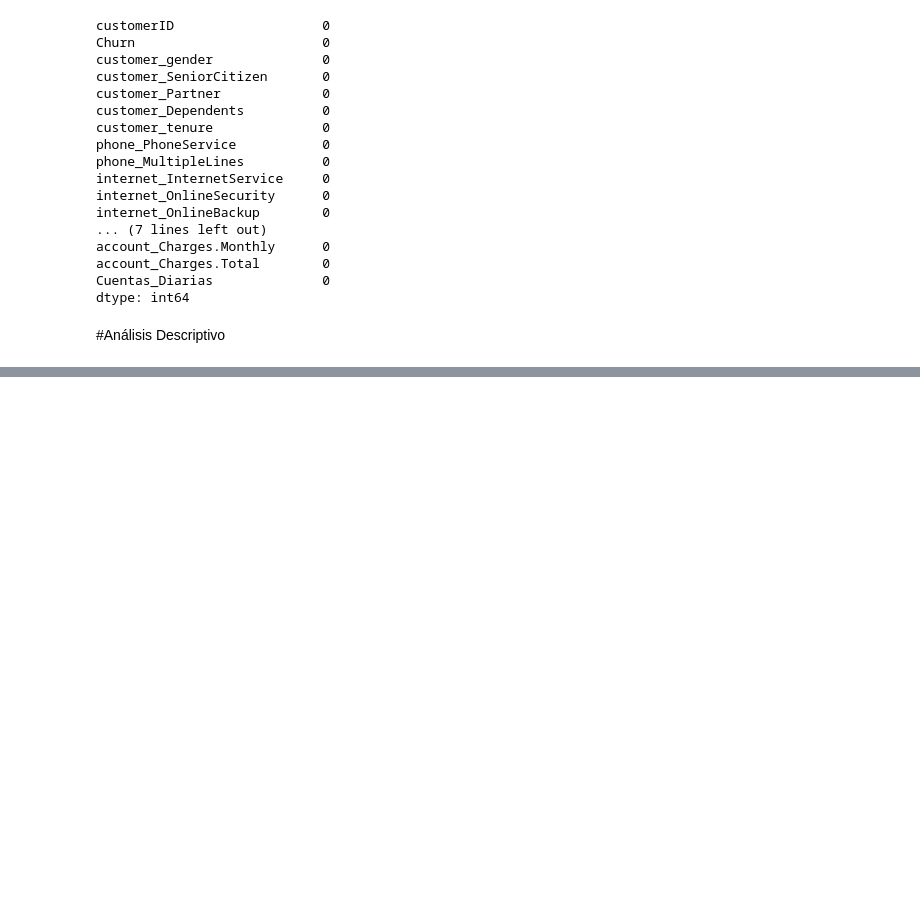
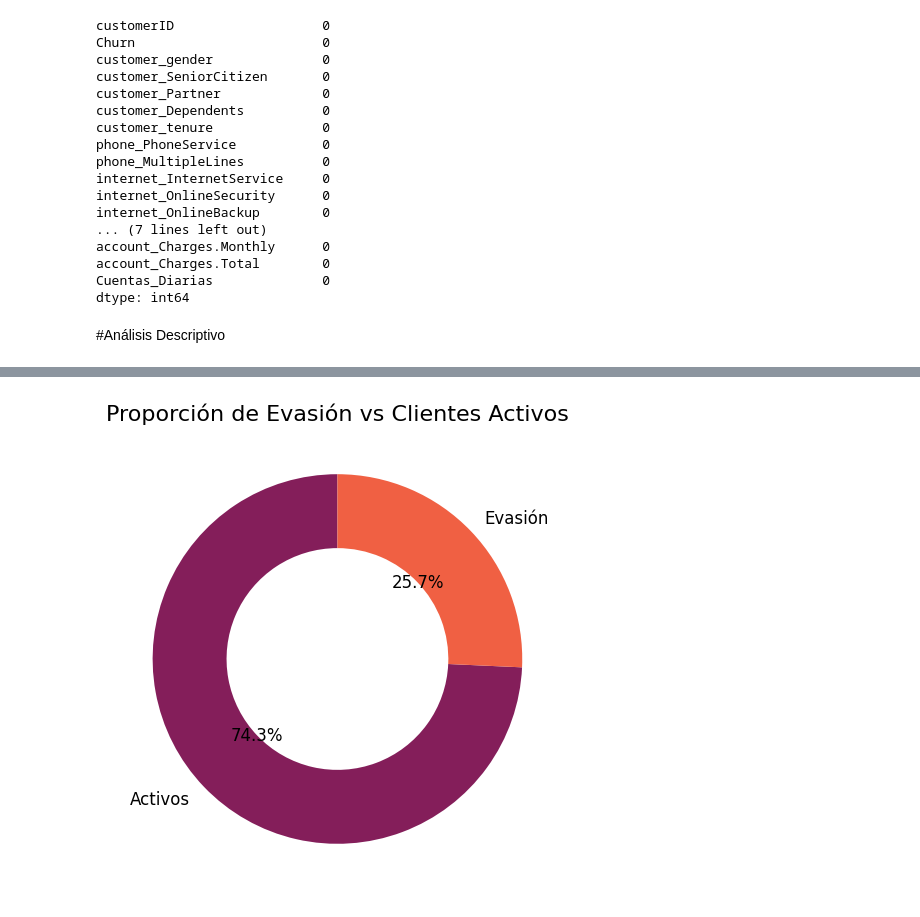
Before and after one commit to maufonseca18/Challenge_TelecomX_alura, a Jupyter notebook: Challenge_telecom_x_alura.ipynb, the cells around one changed output, grey strips where cells are left out. Saved outputs shown, nothing was run; the diff lists cells and outputs as text; code cells hidden in the pictures; blank space fills up the shorter version.

```diff
--- a/Challenge_telecom_x_alura.ipynb
+++ b/Challenge_telecom_x_alura.ipynb
@@ -231,0 +257,21 @@ account_PaymentMethod: 4 valores únicos
+# %%
+churn_counts = datos['Churn'].value_counts() #conteo
+
+#Colores
+colors = sns.color_palette('rocket', 2)
+
+#Gráfico de dona
+plt.figure(figsize=(6,6))
+plt.pie(
+    churn_counts,
+    labels=['Activos', 'Evasión'],
+    autopct='%1.1f%%',
+    startangle=90,
+    colors=colors,
+    textprops={'fontsize':12, 'color':'black'},
+    wedgeprops=dict(width=0.4)  # Esto hace que se vea como dona
+)
+plt.title('Proporción de Evasión vs Clientes Activos', fontsize=16)
+plt.show()
+# %% [output]
+[figure, added]
```
Also changed, not shown: parts of 11 cells of this notebook.
